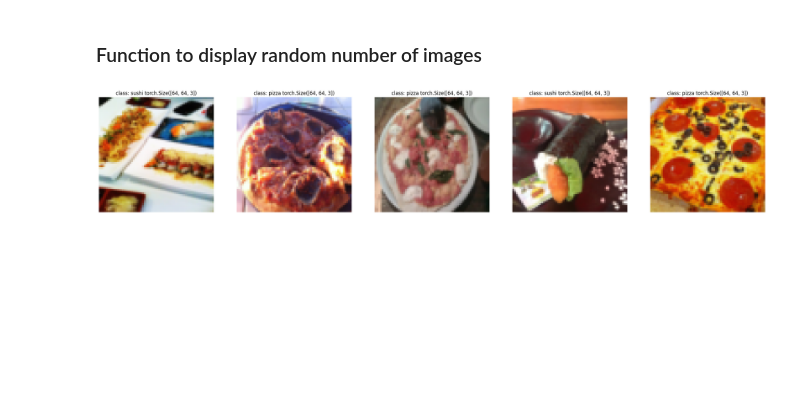
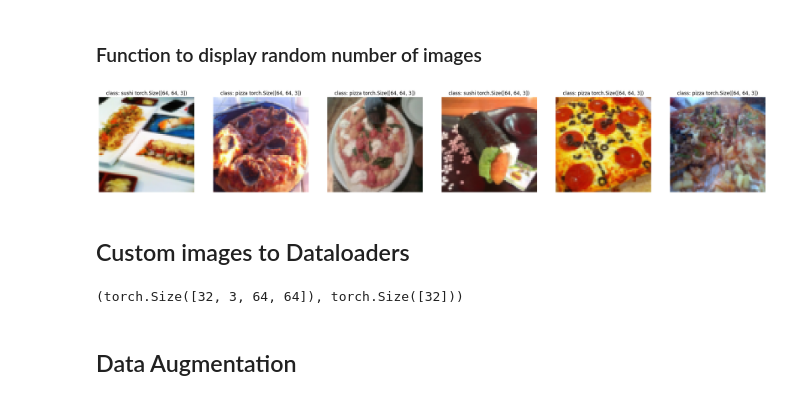
Before and after one commit to vishwasg217/Pytorch-tutorial, a Jupyter notebook: custom_datasets.ipynb, the cells around one changed output. Cells and saved outputs as stored; diff of their text form; code cells hidden in the pictures; blank space fills up the shorter version.

Commit message:
data augmentation

```diff
--- a/custom_datasets.ipynb
+++ b/custom_datasets.ipynb
@@ -325,22 +325,34 @@ img, class_idx
 # %%
 def display_random_image(dataset: torch.utils.data.dataset.Dataset,
                          classes: List[str],
                          n: int = 10) -> None:
     if n > 10:
         raise ValueError("Can't display more than 10 images.")
 
     random.seed(42)
     random_image_indices = random.sample(range(len(dataset)), k=n)
 
     fig, ax = plt.subplots(nrows=1, ncols=n, figsize=(30, 10))
 
     for i, idx in enumerate(random_image_indices):
         img, label = dataset[idx][0], dataset[idx][1]
         img_permute = img.permute(1,2,0)
         ax[i].imshow(img_permute)
         ax[i].set_title(f"class: {classes[label]} {img_permute.shape}")
         ax[i].axis(False)
 
-display_random_image(train_data, class_names, n=5)
+display_random_image(train_data, class_names, n=6)
 # %% [output]
-[figure, old version]
+[figure, new version]
+# %% [markdown]
+## Custom images to Dataloaders
+# %%
+train_dataloader = DataLoader(dataset=train_dataset_custom, batch_size=32, shuffle=True)
+test_dataloader = DataLoader(dataset=test_dataset_custom, batch_size=32, shuffle=False)
+
+train_features, train_labels = next(iter(train_dataloader))
+train_features.shape, train_labels.shape
+# %% [output]
+(torch.Size([32, 3, 64, 64]), torch.Size([32]))
+# %% [markdown]
+## Data Augmentation
```
Also changed, not shown: parts of 3 cells of this notebook.
